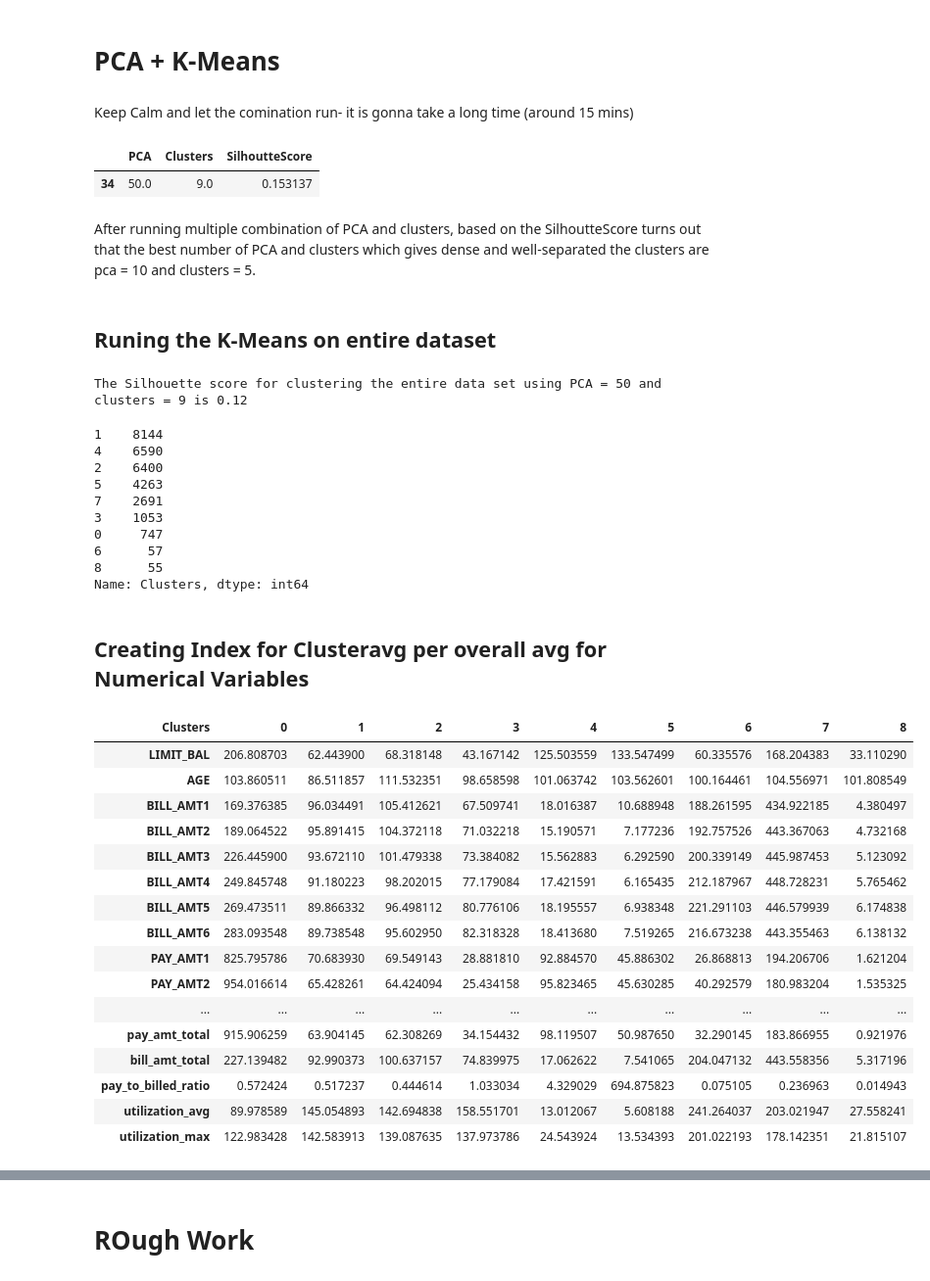
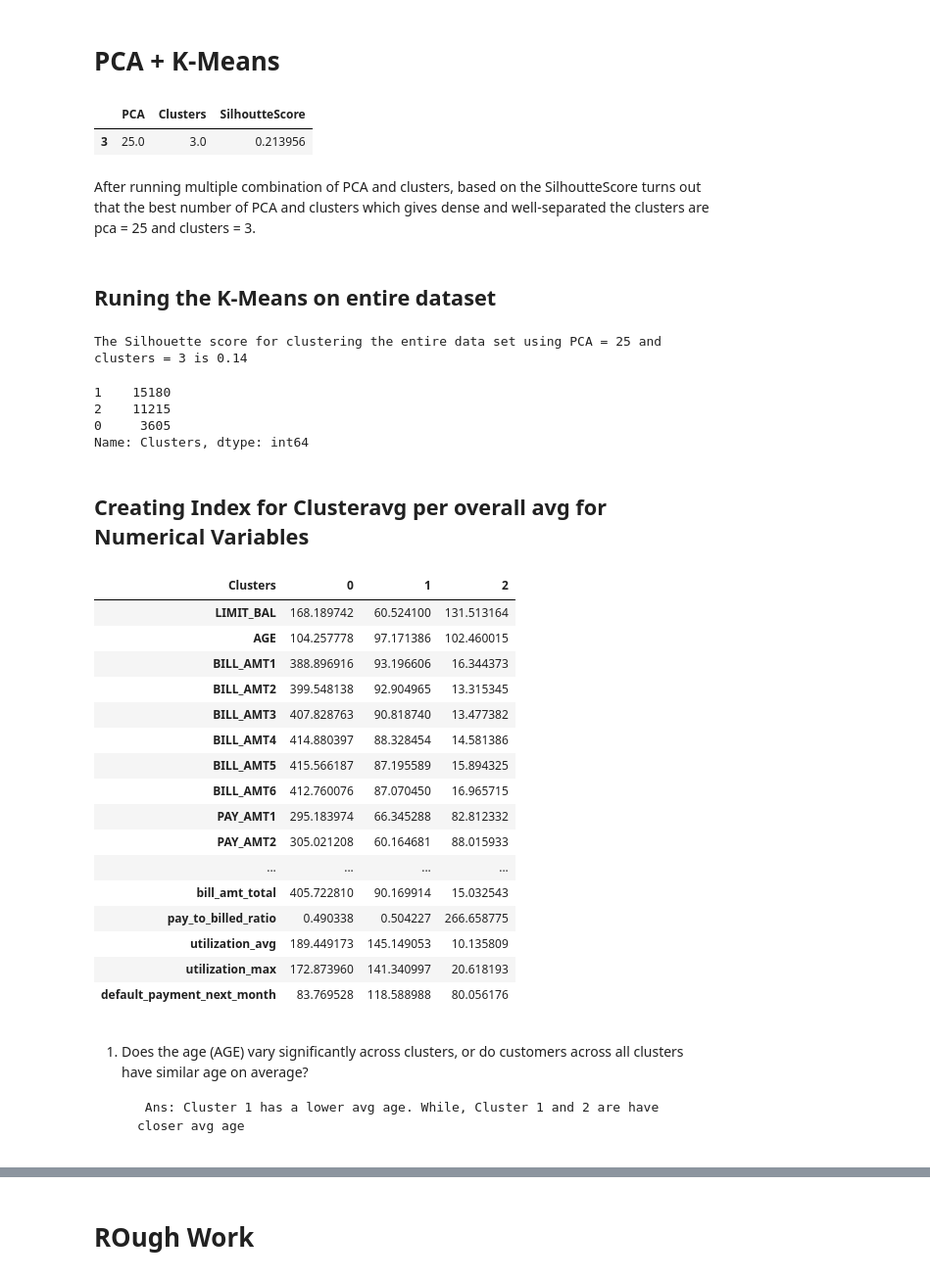
Before and after one commit to ShivaniTyagi1206/Credit-Card-Users-Clustering-PCA-KMeans-, a Jupyter notebook: Credit Default Model_v2.ipynb, the cells around one changed output, grey strips where cells are left out. Shown at 98% size. Saved outputs shown, nothing was run; the diff lists cells and outputs as text; code cells hidden in the pictures.

Commit message:
working copy

```diff
--- a/Credit Default Model_v2.ipynb
+++ b/Credit Default Model_v2.ipynb
@@ -249,11 +253,9 @@ PCA Interpretation:
 The above graph shows that Principal components above 30-40 can explain more than 96-99% of the variation in the dataset.
 # %% [markdown]
 # PCA + K-Means
-# %% [markdown]
-Keep Calm and let the comination run- it is gonna take a long time (around 15 mins)
 # %%
 clusters = [3, 4, 5, 6, 7, 8, 9, 10]
-components_to_keep = [0, 15, 20, 25, 30]
+components_to_keep = [10, 15, 20, 25, 30]
 ss = pd.DataFrame(columns = ['PCA', 'Clusters', 'SilhoutteScore'] )
 for cluster in clusters:
     for pca in components_to_keep:
@@ -265,7 +267,7 @@ for cluster in clusters:
         kmeans_pca.fit(pca_score)
 
         # Calculate Silhoutte Score
-        score = silhouette_score(x_scaled, kmeans_pca.labels_,  metric='euclidean', sample_size=1000, random_state=314)
+        score = silhouette_score(x_scaled, kmeans_pca.labels_,  metric='euclidean',sample_size=None)
         new_ss = {'PCA': pca.n_components_, 'Clusters': cluster, 'SilhoutteScore': score}
         ss = ss.append(new_ss,ignore_index = True)
 # %%
@@ -276,9 +278,9 @@ best_cluster = int(max_ss['Clusters'])
 max_ss
 # %% [output]
 |  | PCA | Clusters | SilhoutteScore |
-| 34 | 50.0 | 9.0 | 0.153137 |
+| 3 | 25.0 | 3.0 | 0.213956 |
 # %% [markdown]
-After running multiple combination of PCA and clusters, based on the SilhoutteScore turns out that the best number of PCA and clusters which gives dense and well-separated the clusters are pca = 10 and clusters = 5.
+After running multiple combination of PCA and clusters, based on the SilhoutteScore turns out that the best number of PCA and clusters which gives dense and well-separated the clusters are pca = 25 and clusters = 3.
 # %% [markdown]
 ## Runing the K-Means on entire dataset
 # %%
@@ -293,49 +295,49 @@ kmeans_pca_all.fit(pca_score_all)
 score_all = silhouette_score(X_all, kmeans_pca_all.labels_, metric='euclidean')
 print(f'The Silhouette score for clustering the entire data set using PCA = {best_pca} and clusters = {best_cluster} is {round(score_all,2)}')
 # %% [output]
-The Silhouette score for clustering the entire data set using PCA = 50 and clusters = 9 is 0.12
+The Silhouette score for clustering the entire data set using PCA = 25 and clusters = 3 is 0.14
 # %%
 # Storing Clusters in the data frame:
-df = x.copy()
+df = df.copy()
 df['Clusters'] = kmeans_pca_all.labels_
 df['Clusters'].value_counts()
 # %% [output]
-1    8144
-4    6590
-2    6400
-5    4263
-7    2691
-3    1053
-0     747
-6      57
-8      55
+1    15180
+2    11215
+0     3605
 Name: Clusters, dtype: int64
 # %% [markdown]
 ## Creating Index for Clusteravg per overall avg for Numerical Variables
 # %%
 ncols_c = ncols.copy()
+ncols_c.append('default_payment_next_month')
 ncols_c.append('Clusters')
-tb = df[ncols]
+tb = df[ncols_c[0:20]]
 tb2 = df[ncols_c]
 overall_avg = tb.mean()
 grouped_df = tb2.groupby("Clusters")
 mean_df = grouped_df.mean()
 ((mean_df/overall_avg)*100).T
 # %% [output]
-| Clusters | 0 | 1 | 2 | 3 | 4 | 5 | 6 | 7 | 8 |
-| LIMIT_BAL | 206.808703 | 62.443900 | 68.318148 | 43.167142 | 125.503559 | 133.547499 | 60.335576 | 168.204383 | 33.110290 |
-| AGE | 103.860511 | 86.511857 | 111.532351 | 98.658598 | 101.063742 | 103.562601 | 100.164461 | 104.556971 | 101.808549 |
-| BILL_AMT1 | 169.376385 | 96.034491 | 105.412621 | 67.509741 | 18.016387 | 10.688948 | 188.261595 | 434.922185 | 4.380497 |
-| BILL_AMT2 | 189.064522 | 95.891415 | 104.372118 | 71.032218 | 15.190571 | 7.177236 | 192.757526 | 443.367063 | 4.732168 |
-| BILL_AMT3 | 226.445900 | 93.672110 | 101.479338 | 73.384082 | 15.562883 | 6.292590 | 200.339149 | 445.987453 | 5.123092 |
-| BILL_AMT4 | 249.845748 | 91.180223 | 98.202015 | 77.179084 | 17.421591 | 6.165435 | 212.187967 | 448.728231 | 5.765462 |
-| BILL_AMT5 | 269.473511 | 89.866332 | 96.498112 | 80.776106 | 18.195557 | 6.938348 | 221.291103 | 446.579939 | 6.174838 |
-| BILL_AMT6 | 283.093548 | 89.738548 | 95.602950 | 82.318328 | 18.413680 | 7.519265 | 216.673238 | 443.355463 | 6.138132 |
-| PAY_AMT1 | 825.795786 | 70.683930 | 69.549143 | 28.881810 | 92.884570 | 45.886302 | 26.868813 | 194.206706 | 1.621204 |
-| PAY_AMT2 | 954.016614 | 65.428261 | 64.424094 | 25.434158 | 95.823465 | 45.630285 | 40.292579 | 180.983204 | 1.535325 |
-| ... | ... | ... | ... | ... | ... | ... | ... | ... | ... |
-| pay_amt_total | 915.906259 | 63.904145 | 62.308269 | 34.154432 | 98.119507 | 50.987650 | 32.290145 | 183.866955 | 0.921976 |
-| bill_amt_total | 227.139482 | 92.990373 | 100.637157 | 74.839975 | 17.062622 | 7.541065 | 204.047132 | 443.558356 | 5.317196 |
-| pay_to_billed_ratio | 0.572424 | 0.517237 | 0.444614 | 1.033034 | 4.329029 | 694.875823 | 0.075105 | 0.236963 | 0.014943 |
-| utilization_avg | 89.978589 | 145.054893 | 142.694838 | 158.551701 | 13.012067 | 5.608188 | 241.264037 | 203.021947 | 27.558241 |
-| utilization_max | 122.983428 | 142.583913 | 139.087635 | 137.973786 | 24.543924 | 13.534393 | 201.022193 | 178.142351 | 21.815107 |
+| Clusters | 0 | 1 | 2 |
+| LIMIT_BAL | 168.189742 | 60.524100 | 131.513164 |
+| AGE | 104.257778 | 97.171386 | 102.460015 |
+| BILL_AMT1 | 388.896916 | 93.196606 | 16.344373 |
+| BILL_AMT2 | 399.548138 | 92.904965 | 13.315345 |
+| BILL_AMT3 | 407.828763 | 90.818740 | 13.477382 |
+| BILL_AMT4 | 414.880397 | 88.328454 | 14.581386 |
+| BILL_AMT5 | 415.566187 | 87.195589 | 15.894325 |
+| BILL_AMT6 | 412.760076 | 87.070450 | 16.965715 |
+| PAY_AMT1 | 295.183974 | 66.345288 | 82.812332 |
+| PAY_AMT2 | 305.021208 | 60.164681 | 88.015933 |
+| ... | ... | ... | ... |
+| bill_amt_total | 405.722810 | 90.169914 | 15.032543 |
+| pay_to_billed_ratio | 0.490338 | 0.504227 | 266.658775 |
+| utilization_avg | 189.449173 | 145.149053 | 10.135809 |
+| utilization_max | 172.873960 | 141.340997 | 20.618193 |
+| default_payment_next_month | 83.769528 | 118.588988 | 80.056176 |
+# %% [markdown]
+1. Does the age (AGE) vary significantly across clusters, or do customers across all clusters have similar
+age on average?
+
+        Ans: Cluster 1 has a lower avg age. While, Cluster 1 and 2 are have closer avg age
```
Also changed, not shown: parts of 10 cells of this notebook.
